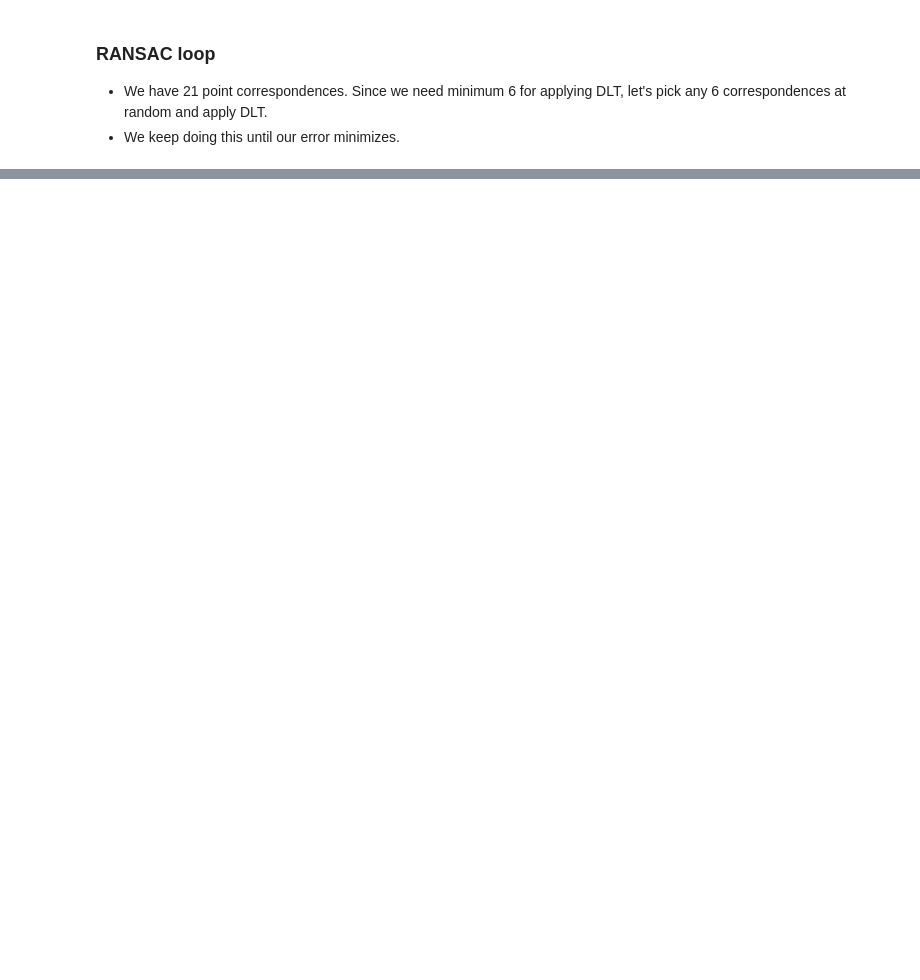
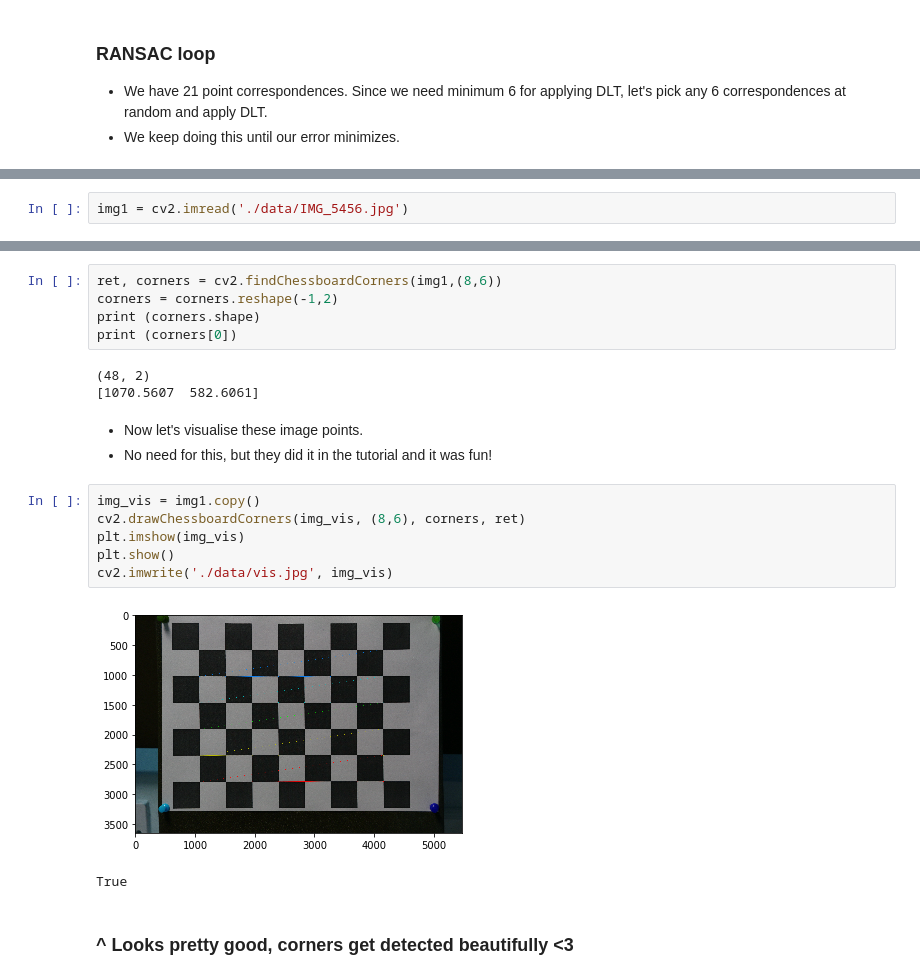
Before and after one commit to BonJovi1/Camera-Calibration, a Jupyter notebook: code.ipynb, the cells around one changed output, grey strips where cells are left out. Cells and saved outputs as stored; diff of their text form; blank space fills up the shorter version.

```diff
--- a/code.ipynb
+++ b/code.ipynb
@@ -288,0 +334,2 @@ We use the checkerboard images given to us and perform camera calibration using
+# %%
+img1 = cv2.imread('./data/IMG_5456.jpg')
@@ -288,0 +342,22 @@ We use the checkerboard images given to us and perform camera calibration using
+# %%
+ret, corners = cv2.findChessboardCorners(img1,(8,6))
+corners = corners.reshape(-1,2)
+print (corners.shape)
+print (corners[0])
+# %% [output]
+(48, 2)
+[1070.5607  582.6061]
+# %% [markdown]
+- Now let's visualise these image points.
+- No need for this, but they did it in the tutorial and it was fun!
+# %%
+img_vis = img1.copy()
+cv2.drawChessboardCorners(img_vis, (8,6), corners, ret)
+plt.imshow(img_vis)
+plt.show()
+cv2.imwrite('./data/vis.jpg', img_vis)
+# %% [output]
+[figure, added]
+True
+# %% [markdown]
+### ^ Looks pretty good, corners get detected beautifully <3
```
Also changed, not shown: parts of 36 cells of this notebook.
